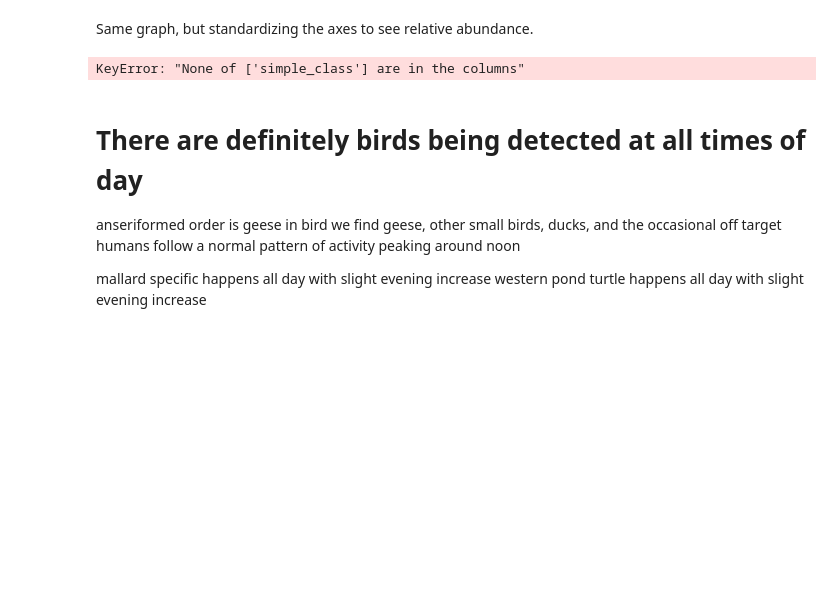
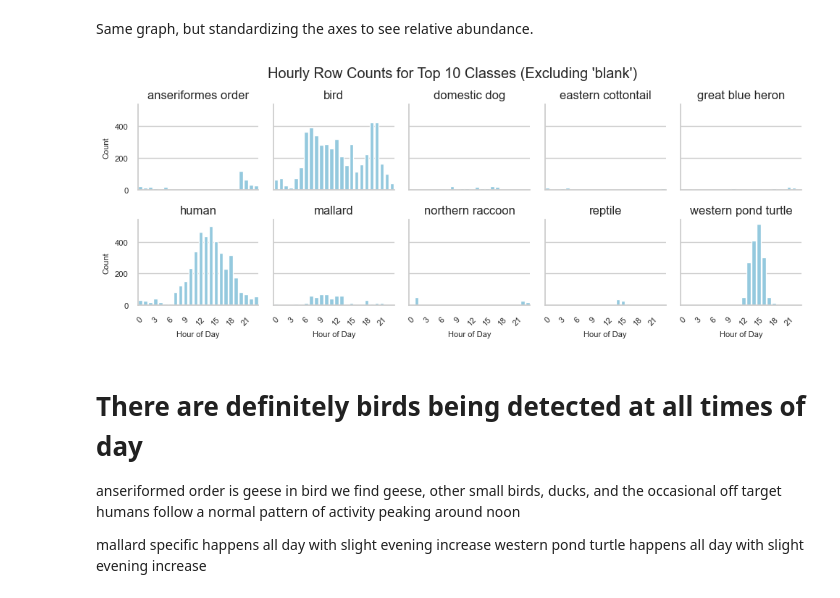
Before and after one commit to morescode-pm/urbanrivers-speciesnet-preview, a Jupyter notebook: runs/full-no-geo/eda-predict-full-no-geo.ipynb, the cells around one changed output. Cells and saved outputs as stored; diff of their text form; code cells hidden in the pictures; blank space fills up the shorter version.

```diff
--- a/runs/full-no-geo/eda-predict-full-no-geo.ipynb
+++ b/runs/full-no-geo/eda-predict-full-no-geo.ipynb
@@ -778,7 +778,7 @@ Same graph, but standardizing the axes to see relative abundance.
 all_hours = pd.DataFrame({'hour': range(24)})
 grouped_complete = (
     grouped
-    .set_index(['simple_class', 'hour'])
+    .set_index(['class', 'hour'])
     .unstack(fill_value=0)
     .stack()
     .reset_index()
@@ -789,39 +789,39 @@ grouped_complete = (
 sns.set(style="whitegrid")
 g = sns.FacetGrid(
     grouped_complete,
-    col='simple_class',
+    col='class',
     col_wrap=5,
     height=2,
     sharey=True
 )
 
 # Plot bars with consistent x-axis ordering
 g.map_dataframe(
     sns.barplot,
     x='hour',
     y='count',
     color='skyblue',
     order=list(range(24))
 )
 
 # Set titles and axis labels
 g.set_titles(col_template="{col_name}", fontsize=8)
 g.set_axis_labels("Hour of Day", "Count", fontsize=8)
 
 # Ensure x-axis ticks are visible and readable
 for ax in g.axes.flatten():
     ax.tick_params(axis='x', labelsize=8)
     ax.tick_params(axis='y', labelsize=8)
     ax.set_xticks(range(0, 24, 3))
     ax.set_xticklabels([str(h) for h in range(0, 24, 3)], rotation=45)
 
 # Layout adjustments
 g.tight_layout()
 plt.subplots_adjust(top=0.85)
 g.fig.suptitle("Hourly Row Counts for Top 10 Classes (Excluding 'blank')")
 plt.show()
 # %% [output]
-KeyError: "None of ['simple_class'] are in the columns"
+[figure, added]
 # %% [markdown]
 # There are definitely birds being detected at all times of day
 anseriformed order is geese
```
Also changed, not shown: parts of 1 cell of this notebook.
